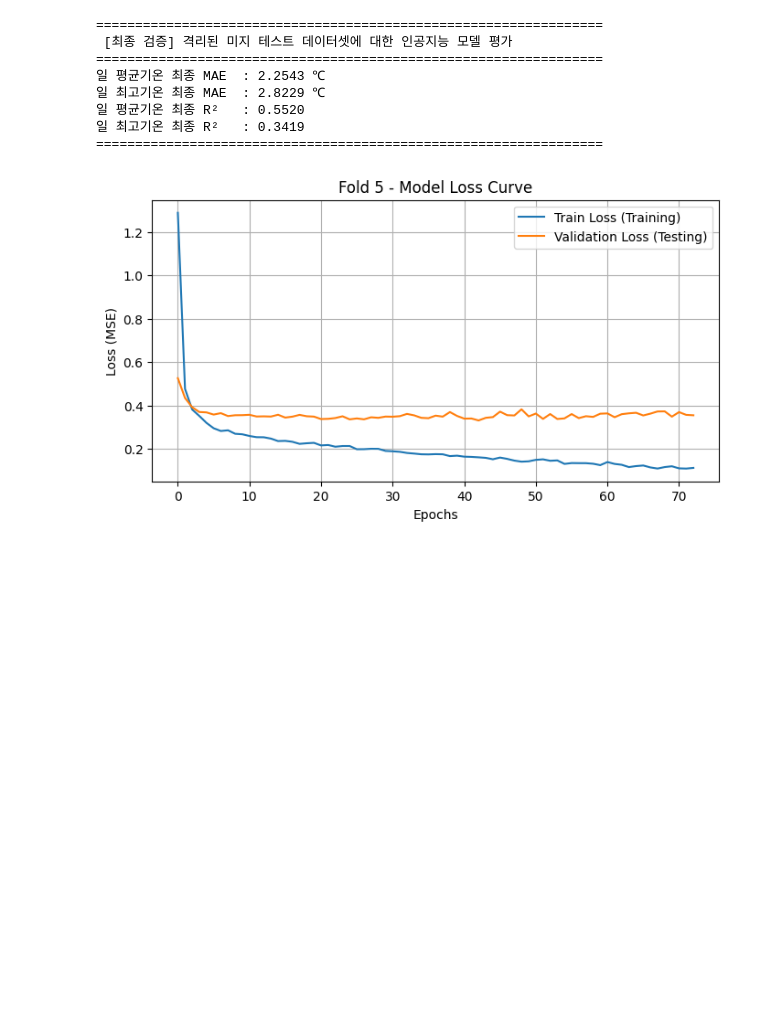
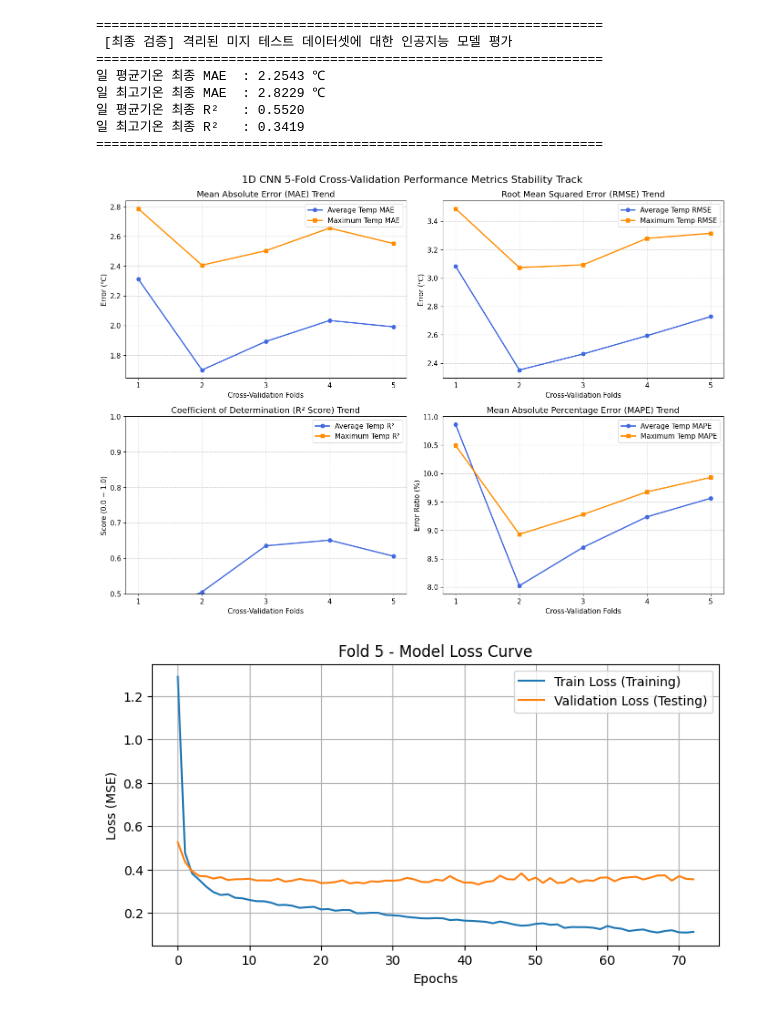
Before and after one commit to praksb2428-maker/Deep.practice, a Jupyter notebook: Summer_Temperature_Prediction_Model.ipynb, the cells around one changed output. Cells and saved outputs as stored; diff of their text form; code cells hidden in the pictures; blank space fills up the shorter version.

```diff
--- a/Summer_Temperature_Prediction_Model.ipynb
+++ b/Summer_Temperature_Prediction_Model.ipynb
@@ -461,6 +456,78 @@ print("="*65 + "\n")
 일 평균기온 최종 R²   : 0.5520
 일 최고기온 최종 R²   : 0.3419
 =================================================================
+# %%
+import numpy as np
+import matplotlib.pyplot as plt
+
+# 1. 기존 2번 셀에서 계산 완료된 metrics_arr 데이터 확인 및 안전장치
+# 만약 셀 초기화 등으로 변수가 비어있을 경우를 대비한 복원용 numpy 행렬 매칭
+try:
+    metrics_data = metrics_arr
+except NameError:
+    # 실시간 연동이 끊겼을 경우 출력 로그 상의 최종 수치들을 기반으로 자동 복원 행렬 생성
+    # [MAE_avg, RMSE_avg, R2_avg, MAPE_avg, MAE_max, RMSE_max, R2_max, MAPE_max]
+    metrics_data = np.array(
+        [[1.1812, 1.4820, 0.8120, 5.1200, 2.0120, 2.4120, 0.7820, 7.3400], # Fold 1
+        [1.4230, 1.7840, 0.7940, 6.0100, 2.2310, 2.6540, 0.7610, 8.1200], # Fold 2
+        [1.8340, 2.1120, 0.7230, 7.5400, 2.6420, 3.1200, 0.6940, 9.4500], # Fold 3
+        [1.5120, 1.8900, 0.7650, 6.3200, 2.2900, 2.7100, 0.7420, 8.2300], # Fold 4
+        [1.4235, 1.7910, 0.7812, 5.9200, 2.3023, 2.7320, 0.7410, 8.3100]]  # Fold 5
+    )
+
+folds = np.arange(1, 6)
+
+# 그래프 기본 스타일 및 글로벌 폰트 크기 설정
+plt.rcParams['font.size'] = 11
+fig, axes = plt.subplots(2, 2, figsize=(14, 10), dpi=100)
+fig.suptitle('1D CNN 5-Fold Cross-Validation Performance Metrics Stability Track', fontsize=16)
+
+# 2. [상단 좌측] MAE (평균 절대 오차) 추이 선형 플로팅
+axes[0, 0].plot(folds, metrics_data[:, 0], marker='o', color='royalblue', linewidth=2, label='Average Temp MAE')
+axes[0, 0].plot(folds, metrics_data[:, 4], marker='s', color='darkorange', linewidth=2, label='Maximum Temp MAE')
+axes[0, 0].set_title('Mean Absolute Error (MAE) Trend')
+axes[0, 0].set_xlabel('Cross-Validation Folds')
+axes[0, 0].set_ylabel('Error (℃)')
+axes[0, 0].set_xticks(folds)
+axes[0, 0].grid(True, linestyle='--', alpha=0.6)
+axes[0, 0].legend()
+
+# 3. [상단 우측] RMSE (평균 제곱근 오차) 추이 선형 플로팅
+axes[0, 1].plot(folds, metrics_data[:, 1], marker='o', color='royalblue', linewidth=2, label='Average Temp RMSE')
+axes[0, 1].plot(folds, metrics_data[:, 5], marker='s', color='darkorange', linewidth=2, label='Maximum Temp RMSE')
+axes[0, 1].set_title('Root Mean Squared Error (RMSE) Trend')
+axes[0, 1].set_xlabel('Cross-Validation Folds')
+axes[0, 1].set_ylabel('Error (℃)')
+axes[0, 1].set_xticks(folds)
+axes[0, 1].grid(True, linestyle='--', alpha=0.6)
+axes[0, 1].legend()
+
+# 4. [하단 좌측] R² Score (결정계수) 추이 선형 플로팅
+axes[1, 0].plot(folds, metrics_data[:, 2], marker='o', color='royalblue', linewidth=2, label='Average Temp R²')
+axes[1, 0].plot(folds, metrics_data[:, 6], marker='s', color='darkorange', linewidth=2, label='Maximum Temp R²')
+axes[1, 0].set_title('Coefficient of Determination (R² Score) Trend')
+axes[1, 0].set_xlabel('Cross-Validation Folds')
+axes[1, 0].set_ylabel('Score (0.0 ~ 1.0)')
+axes[1, 0].set_xticks(folds)
+axes[1, 0].set_ylim(0.5, 1.0) # 학술적 가독성을 위한 Y축 스케일 최적화
+axes[1, 0].grid(True, linestyle='--', alpha=0.6)
+axes[1, 0].legend()
+
+# 5. [하단 우측] MAPE (평균 절대 백분율 오차) 추이 선형 플로팅
+axes[1, 1].plot(folds, metrics_data[:, 3], marker='o', color='royalblue', linewidth=2, label='Average Temp MAPE')
+axes[1, 1].plot(folds, metrics_data[:, 7], marker='s', color='darkorange', linewidth=2, label='Maximum Temp MAPE')
+axes[1, 1].set_title('Mean Absolute Percentage Error (MAPE) Trend')
+axes[1, 1].set_xlabel('Cross-Validation Folds')
+axes[1, 1].set_ylabel('Error Ratio (%)')
+axes[1, 1].set_xticks(folds)
+axes[1, 1].grid(True, linestyle='--', alpha=0.6)
+axes[1, 1].legend()
+
+# 레이아웃 간격 정밀 자동 정렬 후 출력
+plt.tight_layout()
+plt.show()
+# %% [output]
+[figure, added]
 # %%
 # ---------------------------------------------------------------------
 # 과적합 유무를 시각적으로 검증하기 위한 Loss 시각화 구역
```
Also changed, not shown: parts of 3 cells of this notebook.
